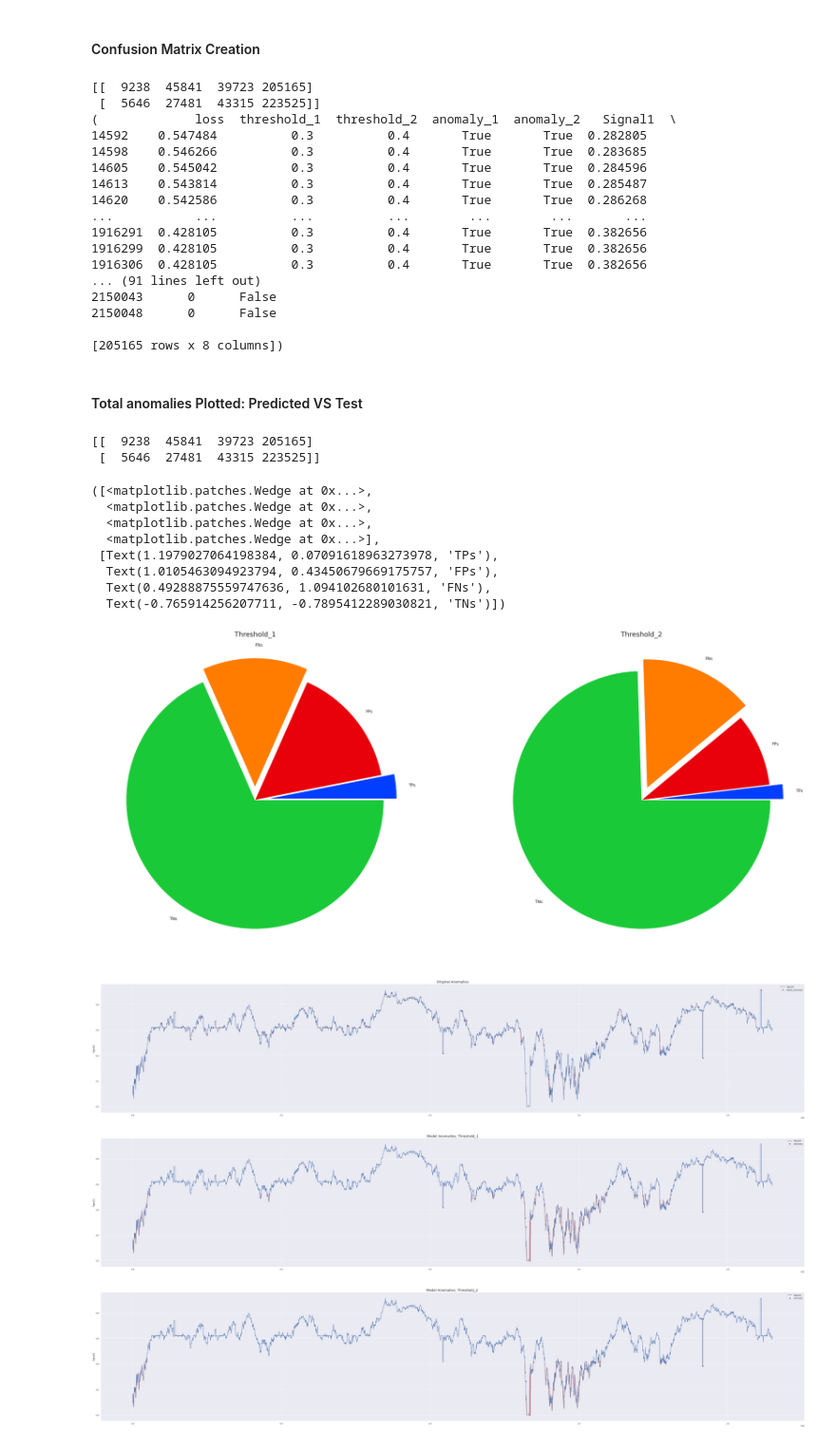
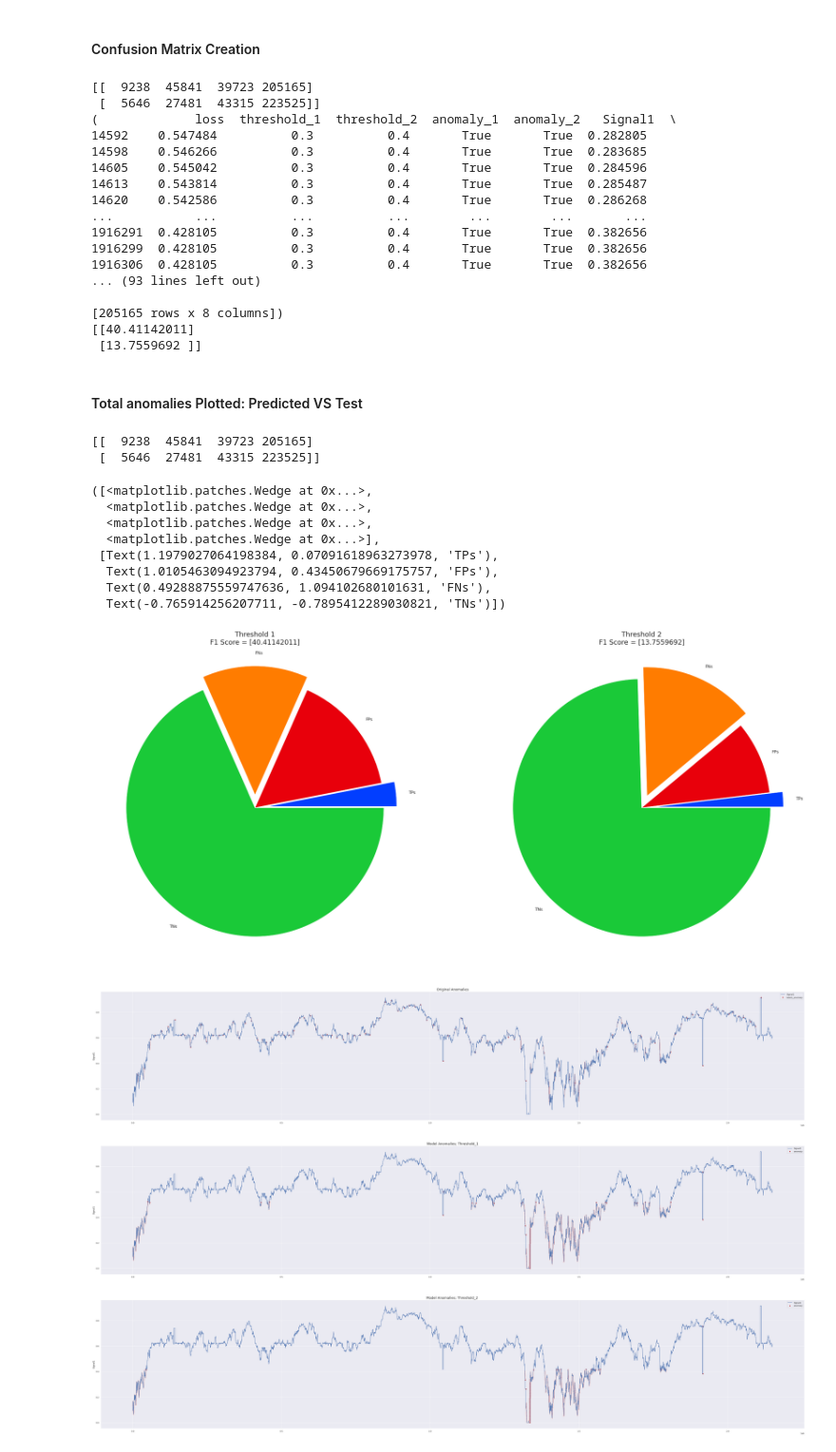
Before and after one commit to abdul2k10023/ML_CAN_IDS, a Jupyter notebook: new.ipynb, the cells around one changed output. Shown at 95% size. Saved outputs shown, nothing was run; the diff lists cells and outputs as text; code cells hidden in the pictures.

```diff
--- a/new.ipynb
+++ b/new.ipynb
@@ -310,16 +367,32 @@ def conf_matrix_cal_2(anom,notAnom,mode):
         return TPs.iloc[:,0].shape[0],FPs.iloc[:,0].shape[0],FNs.iloc[:,0].shape[0],TNs.iloc[:,0].shape[0]
     else:
         return TPs,FPs,FNs,TNs
+# %%
+def f1_score(anom,notAnom):
+
+    TPs = anom[anom.Label == anom.anomaly_2]
+    FPs = anom[anom.Label != anom.anomaly_2]
+    FNs= notAnom[notAnom.Label != notAnom.anomaly_2]
+
+    recall = TPs.iloc[:,0].shape[0] / (TPs.iloc[:,0].shape[0] + FNs.iloc[:,0].shape[0])
+    precision = TPs.iloc[:,0].shape[0] / (TPs.iloc[:,0].shape[0] + FPs.iloc[:,0].shape[0])
+    f1 = 2*((precision * recall )/(precision + recall))
+    f1 = f1*100 #in percent
+
+
+    return f1
 # %%
-anomalies_1 = test_score_df[test_score_df.anomaly_1 == True]
-anomalies_2 = test_score_df[test_score_df.anomaly_2 == True]
+anomalies_1 = test_score_df[test_score_df.anomaly_1 == True] #for threshold 1
+anomalies_2 = test_score_df[test_score_df.anomaly_2 == True] #for threshold 2
 
 
-notAnomalies_1 = test_score_df[test_score_df.anomaly_1 == False]
-notAnomalies_2 = test_score_df[test_score_df.anomaly_2 == False]
+notAnomalies_1 = test_score_df[test_score_df.anomaly_1 == False] #for threshold 1
+notAnomalies_2 = test_score_df[test_score_df.anomaly_2 == False] #for threshold 2
 
 
 stats = np.empty([2,4],dtype='int')
+f1 = np.empty([2,1])
+
 
 stats[0] = conf_matrix_cal_1(anomalies_1,notAnomalies_1,'num')
 stats[1] = conf_matrix_cal_2(anomalies_2,notAnomalies_2,'num')
@@ -327,9 +400,13 @@ stats[1] = conf_matrix_cal_2(anomalies_2,notAnomalies_2,'num')
 stats_df_1 = conf_matrix_cal_1(anomalies_1,notAnomalies_1,'df')
 stats_df_2 = conf_matrix_cal_2(anomalies_2,notAnomalies_2,'df')
 
+f1[0] = f1_score(anomalies_1,notAnomalies_1) #for threshold 1
+f1[1] = f1_score(anomalies_2,notAnomalies_2) #for threshold 2
+
 
 print(stats)
 print(stats_df_1)
+print(f1)
 # %% [output]
 [[  9238  45841  39723 205165]
  [  5646  27481  43315 223525]]
@@ -343,11 +420,11 @@ print(stats_df_1)
 1916291  0.428105          0.3          0.4       True       True  0.382656
 1916299  0.428105          0.3          0.4       True       True  0.382656
 1916306  0.428105          0.3          0.4       True       True  0.382656
-... (91 lines left out)
-2150043      0      False
-2150048      0      False
+... (93 lines left out)
 
 [205165 rows x 8 columns])
+[[40.41142011]
+ [13.7559692 ]]
 # %% [markdown]
 #### Total anomalies Plotted: Predicted VS Test
 # %%
@@ -358,36 +435,36 @@ fig,axs = plt.subplots(1,2,squeeze=False, figsize=(30,20))
 fig.set_facecolor('white')
 labels = ['TPs', 'FPs', 'FNs', 'TNs']
 explode = (0.1, 0, 0.1, 0)
 
 # axs[0].set_title('Threshold 1',fontsize=18)
 
-axs[0,0].set_title('Threshold_1',fontsize=18)
+axs[0,0].set_title('Threshold 1' + '\nF1 Score = ' + str(f1[0]),fontsize=18)
 axs[0,0].pie(
 stats[0],
 labels = labels,
 colors = colors,
 explode = explode,
  )
 
-axs[0,1].set_title('Threshold_2',fontsize=18)
+axs[0,1].set_title('Threshold 2' + '\nF1 Score = ' + str(f1[1]),fontsize=18)
 axs[0,1].pie(
 stats[1],
 labels = labels,
 colors = colors,
 explode = explode,
  )
 # %% [output]
 [[  9238  45841  39723 205165]
  [  5646  27481  43315 223525]]
 ([<matplotlib.patches.Wedge at 0x...>,
   <matplotlib.patches.Wedge at 0x...>,
   <matplotlib.patches.Wedge at 0x...>,
   <matplotlib.patches.Wedge at 0x...>],
  [Text(1.1979027064198384, 0.07091618963273978, 'TPs'),
   Text(1.0105463094923794, 0.43450679669175757, 'FPs'),
   Text(0.49288875559747636, 1.094102680101631, 'FNs'),
   Text(-0.765914256207711, -0.7895412289030821, 'TNs')])
-[figure, old version]
+[figure, new version]
 # %%
 fig,axs = plt.subplots(3,1,squeeze=False, figsize=(60,40))
 
```
Also changed, not shown: parts of 7 cells of this notebook, 8 other files.
